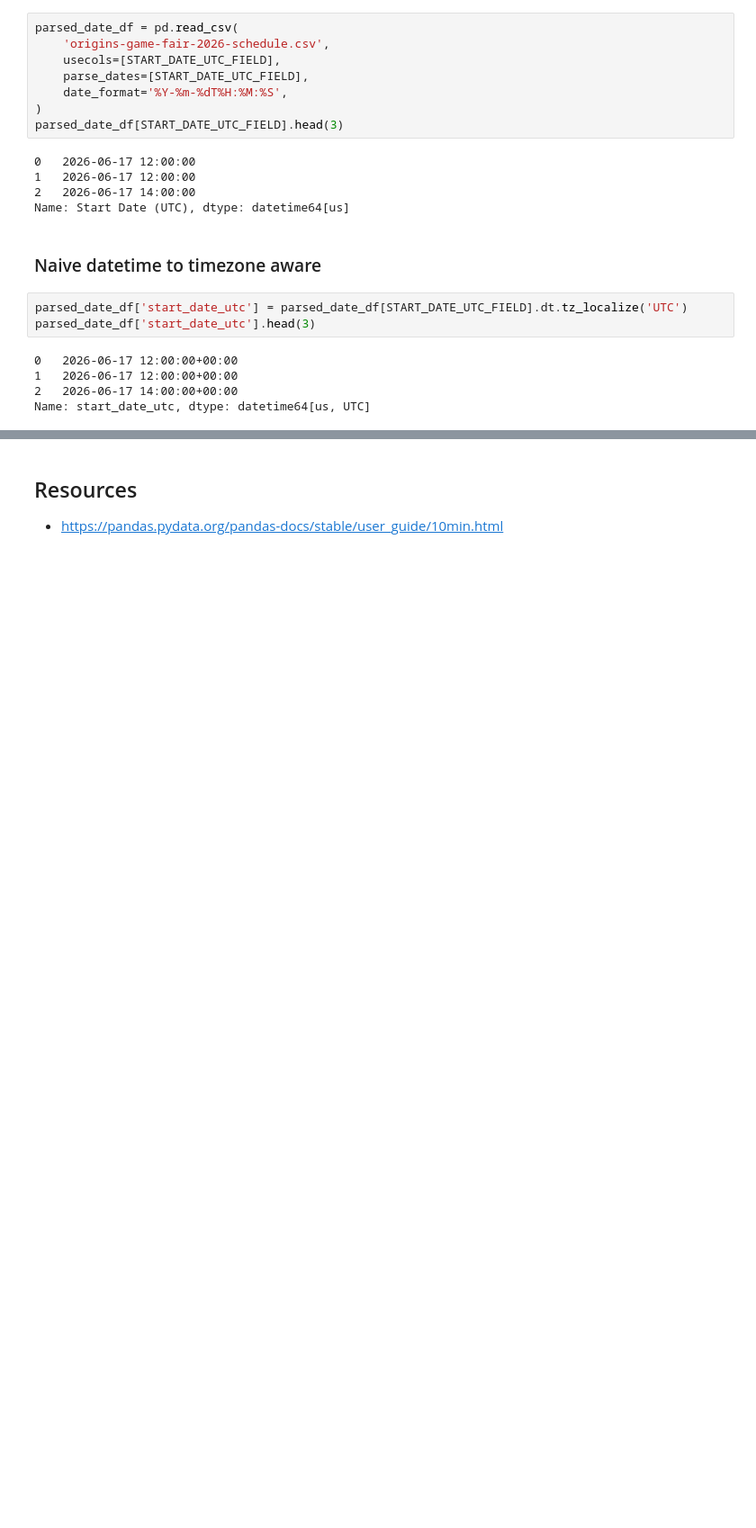
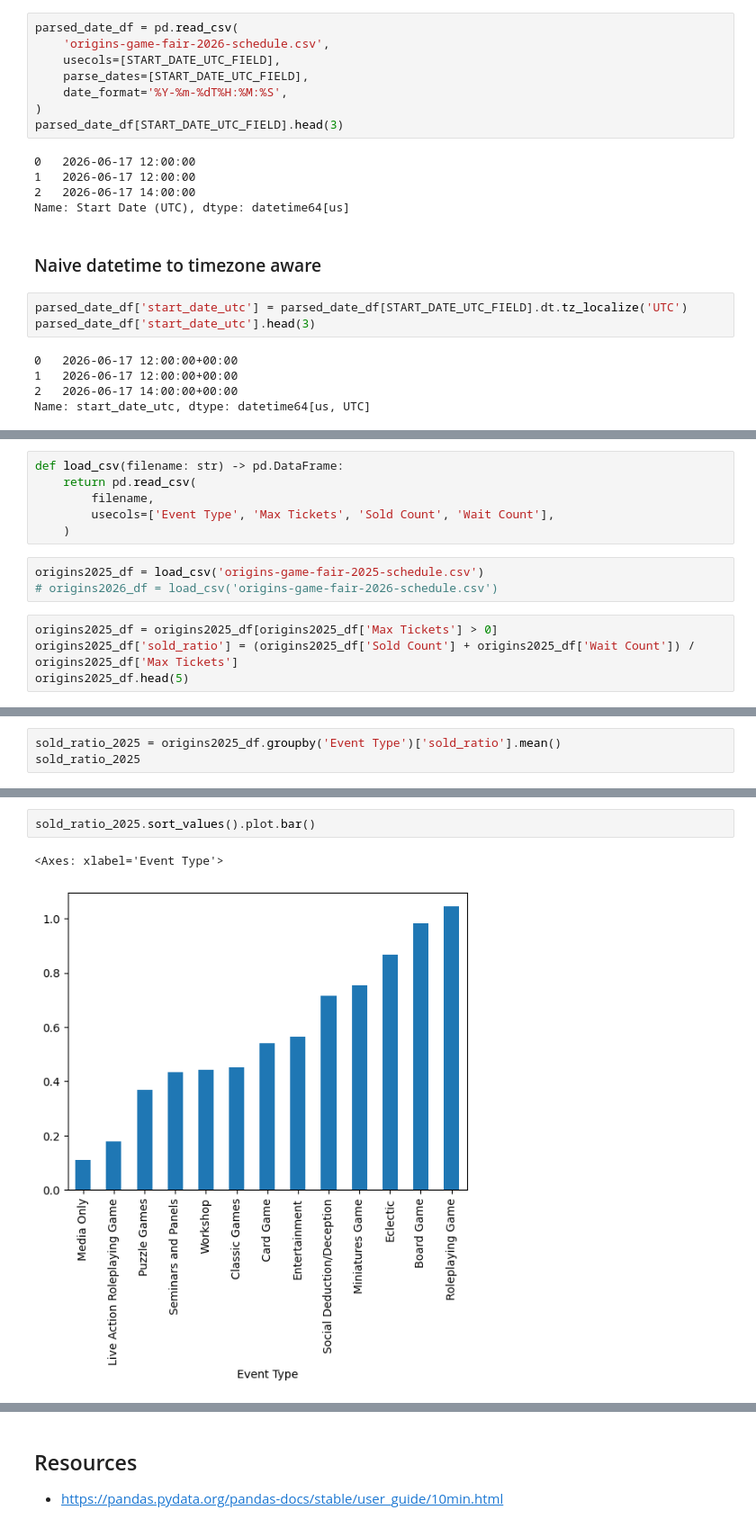
Before and after one commit to jocassid/Talk-PandasBasics, a Jupyter notebook: origins_schedule.ipynb, the cells around one changed output, grey strips where cells are left out. Shown at 90% size. Drawn from its saved outputs; the diff is of its cells as text; blank space fills up the shorter version.

```diff
--- a/origins_schedule.ipynb
+++ b/origins_schedule.ipynb
@@ -328,0 +358,13 @@ filtered[results_fields]
+# %%
+def load_csv(filename: str) -> pd.DataFrame:
+    return pd.read_csv(
+        filename,
+        usecols=['Event Type', 'Max Tickets', 'Sold Count', 'Wait Count'],
+    )
+# %%
+origins2025_df = load_csv('origins-game-fair-2025-schedule.csv')
+# origins2026_df = load_csv('origins-game-fair-2026-schedule.csv')
+# %%
+origins2025_df = origins2025_df[origins2025_df['Max Tickets'] > 0]
+origins2025_df['sold_ratio'] = (origins2025_df['Sold Count'] + origins2025_df['Wait Count']) / origins2025_df['Max Tickets']
+origins2025_df.head(5)
@@ -328,0 +378,3 @@ filtered[results_fields]
+# %%
+sold_ratio_2025 = origins2025_df.groupby('Event Type')['sold_ratio'].mean()
+sold_ratio_2025
@@ -328,0 +397,5 @@ filtered[results_fields]
+# %%
+sold_ratio_2025.sort_values().plot.bar()
+# %% [output]
+<Axes: xlabel='Event Type'>
+[figure, added]
```
Also changed, not shown: parts of 29 cells of this notebook.
